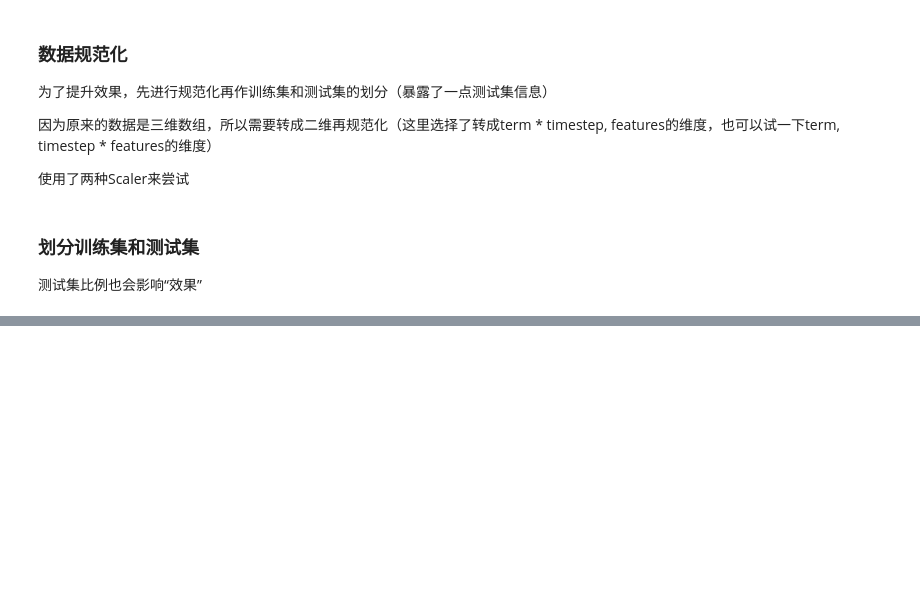
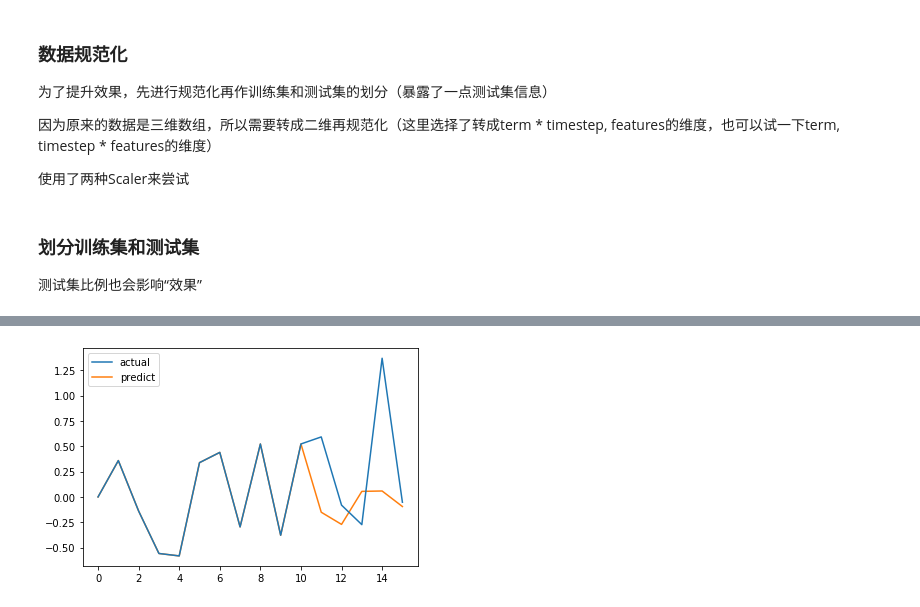
Before and after one commit to tomleung1996/Emerging_Topics_Prediction, a Jupyter notebook: all_models.ipynb, the cells around one changed output, grey strips where cells are left out. Saved outputs shown, nothing was run; the diff lists cells and outputs as text; code cells hidden in the pictures; blank space fills up the shorter version.

```diff
--- a/all_models.ipynb
+++ b/all_models.ipynb
@@ -122 +368,10 @@ _________________________________________________________________
+# %%
+i = 93
+target = predict_sequence(encoder_model, decoder_model, X_train[i].reshape(1, 11, 11), 5, 1)
+plt.plot(np.concatenate((X_train[i, :, -2], y_train[i].reshape(-1)), axis=None), label='actual', zorder=1)
+plt.plot(np.concatenate((X_train[i, :, -2], target.reshape(-1)), axis=None), label='predict', zorder=0)
+plt.legend()
+plt.show()
+# %% [output]
+[figure, added]
 # %%
```
Also changed, not shown: parts of 45 cells of this notebook.
